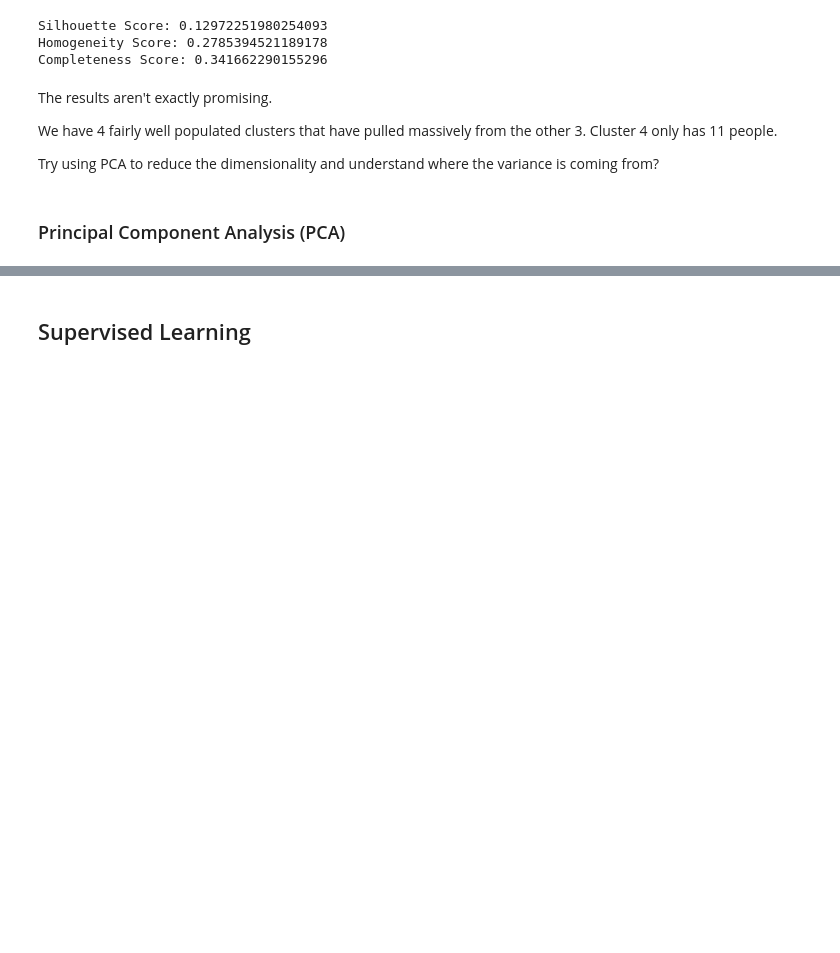
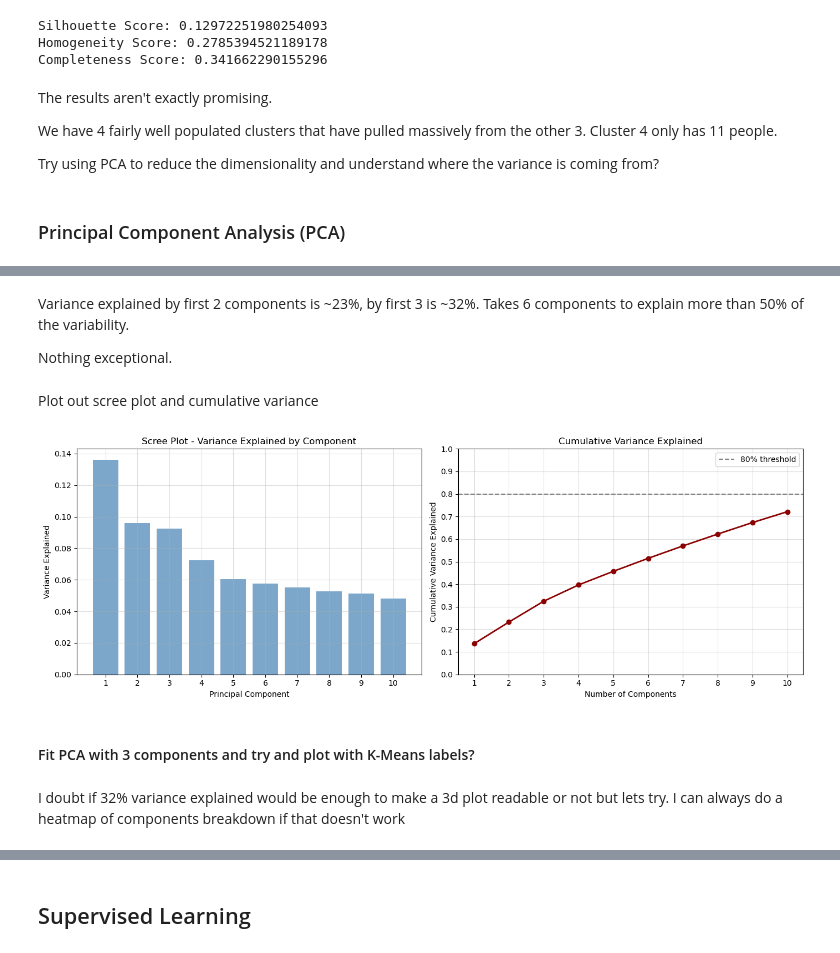
Before and after one commit to r-leeper/scu_obesity_assignment, a Jupyter notebook: CS818_Assignment.ipynb, the cells around one changed output, grey strips where cells are left out. Drawn from its saved outputs; the diff is of its cells as text; code cells hidden in the pictures; blank space fills up the shorter version.

```diff
--- a/CS818_Assignment.ipynb
+++ b/CS818_Assignment.ipynb
@@ -910,0 +913,4 @@ Try using PCA to reduce the dimensionality and understand where the variance is
+# %%
+# Apply PCA to see variance explained
+pca_full = PCA(random_state=13)
+pca_full.fit(X_scaled)
@@ -910,0 +921,9 @@ Try using PCA to reduce the dimensionality and understand where the variance is
+# %%
+explained_variance = pca_full.explained_variance_ratio_
+cumulative_variance = np.cumsum(explained_variance)
+
+variance_df = pd.DataFrame({
+    'Component': range(1, len(explained_variance) + 1),
+    'Variance_Explained': explained_variance,
+    'Cumulative_Variance': cumulative_variance
+})
@@ -910,0 +950,37 @@ Try using PCA to reduce the dimensionality and understand where the variance is
+# %% [markdown]
+Variance explained by first 2 components is ~23%, by first 3 is ~32%. Takes 6 components to explain more than 50% of the variability.
+
+Nothing exceptional.
+# %% [markdown]
+Plot out scree plot and cumulative variance
+# %%
+# 2 plots side by side
+fig, axes = plt.subplots(1, 2, figsize=(14, 5))
+
+# Scree plot
+axes[0].bar(range(1, 11), explained_variance[:10], alpha=0.7, color='steelblue')
+axes[0].set_xlabel('Principal Component')
+axes[0].set_ylabel('Variance Explained')
+axes[0].set_title('Scree Plot - Variance Explained by Component')
+axes[0].set_xticks(range(1, 11))
+axes[0].grid(True, alpha=0.4)
+
+# Cumulative variance plot
+axes[1].plot(range(1, 11), cumulative_variance[:10], marker='o', linewidth=2, color='darkred')
+axes[1].axhline(y=0.8, color='gray', linestyle='--', label='80% threshold')
+axes[1].set_xlabel('Number of Components')
+axes[1].set_ylabel('Cumulative Variance Explained')
+axes[1].set_title('Cumulative Variance Explained')
+axes[1].set_xticks(range(1, 11))
+axes[1].set_yticks(np.arange(0.0, 1.01, 0.1))   # full range plot
+axes[1].legend()   # add legend for threshold explanation
+axes[1].grid(True, alpha=0.4)
+
+plt.tight_layout()
+plt.show()
+# %% [output]
+[figure, added]
+# %% [markdown]
+#### Fit PCA with 3 components and try and plot with K-Means labels?
+# %% [markdown]
+I doubt if 32% variance explained would be enough to make a 3d plot readable or not but lets try. I can always do a heatmap of components breakdown if that doesn't work
```
Also changed, not shown: parts of 15 cells of this notebook.
